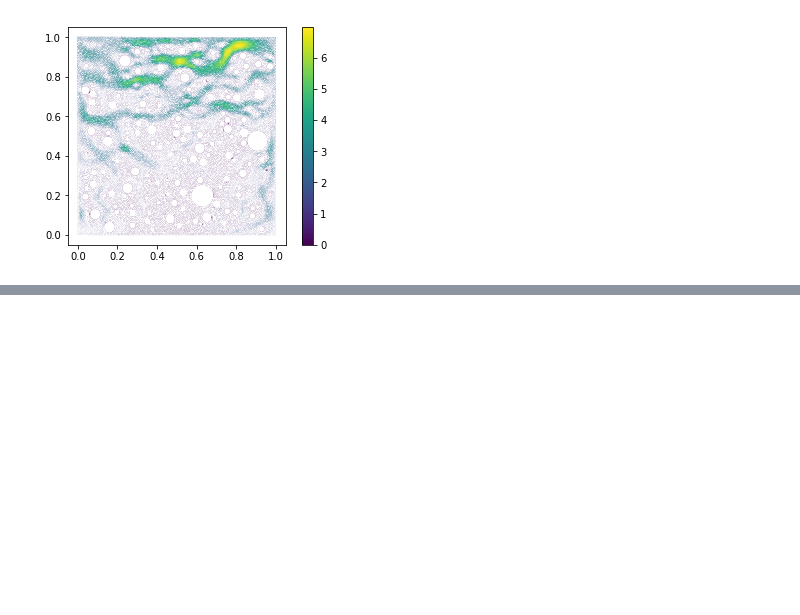
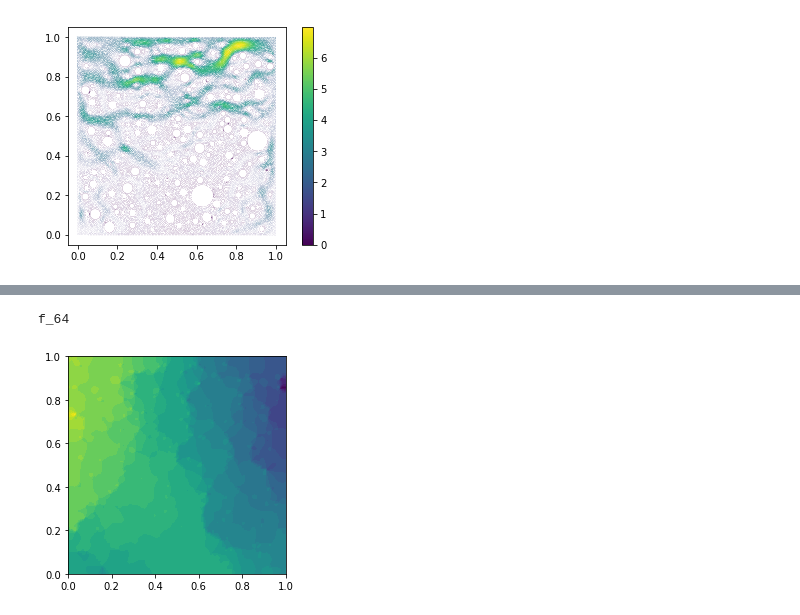
Before and after one commit to congri/stokesROM, a Jupyter notebook: pyadj_stokes.ipynb, the cells around one changed output, grey strips where cells are left out. Saved outputs shown, nothing was run; the diff lists cells and outputs as text; code cells hidden in the pictures; blank space fills up the shorter version.

```diff
--- a/pyadj_stokes.ipynb
+++ b/pyadj_stokes.ipynb
@@ -400,0 +424,6 @@ AttributeError: 'Function' object has no attribute 'block_variable'
+# %%
+df.plot(stokesData.p_interp[0])
+print(stokesData.p_interp[0])
+# %% [output]
+f_64
+[figure, added]
```
Also changed, not shown: parts of 14 cells of this notebook, 11 other files.
